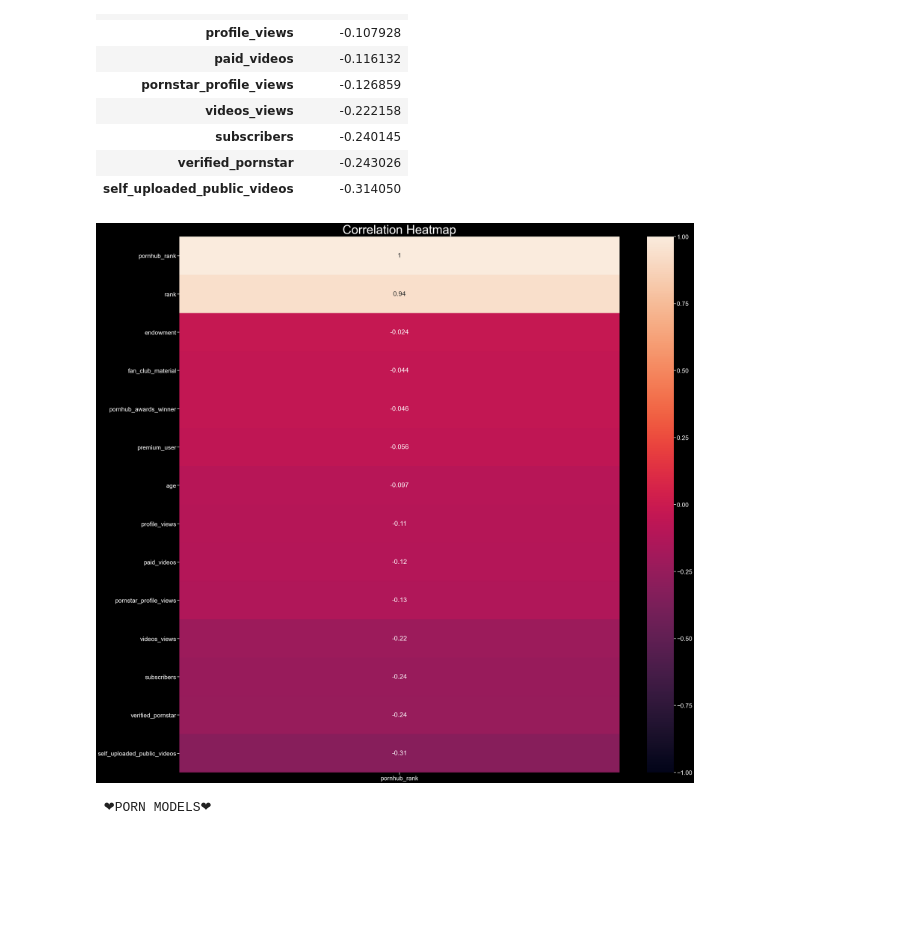
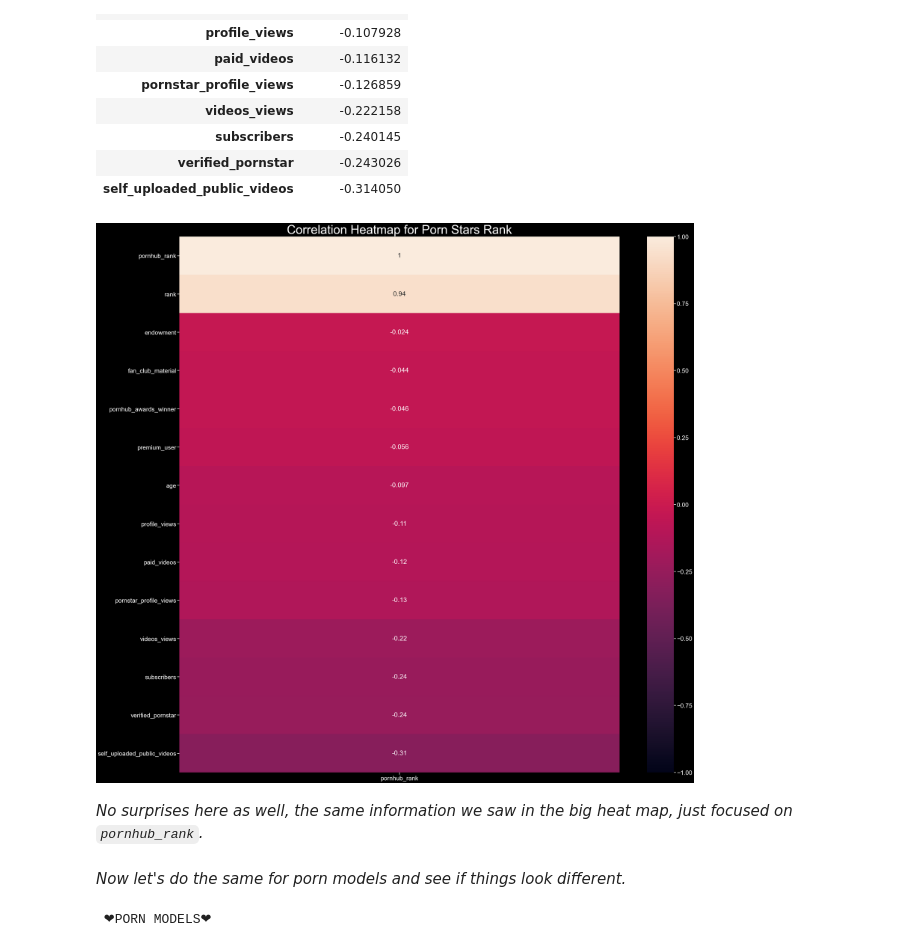
Before and after one commit to atkuzmanov/softuni-ai-datascience-2021-project-repo, a Jupyter notebook: softuni ai datascience 2021 project - atanas kuzmanov - atkuzmanov - 1.ipynb, the cells around one changed output. Drawn from its saved outputs; the diff is of its cells as text; code cells hidden in the pictures; blank space fills up the shorter version.

```diff
--- a/softuni ai datascience 2021 project - atanas kuzmanov - atkuzmanov - 1.ipynb
+++ b/softuni ai datascience 2021 project - atanas kuzmanov - atkuzmanov - 1.ipynb
@@ -3260,9 +3280,13 @@ corr_stars_rank
 # %%
 plt.figure(figsize=(40, 40))
 heatmap_rank = sns.heatmap(corr_stars_rank, vmin=-1, vmax=1, annot=True)
-heatmap_rank.set_title('Correlation Heatmap', fontdict={'fontsize':50}, pad=12);
+heatmap_rank.set_title('Correlation Heatmap for Porn Stars Rank', fontdict={'fontsize':50}, pad=12);
 # %% [output]
-[figure, old version]
+[figure, new version]
+# %% [markdown]
+_No surprises here as well, the same information we saw in the big heat map, just focused on `pornhub_rank`._
+# %% [markdown]
+_Now let's do the same for porn models and see if things look different._
 # %%
 print('\n', df_porn_models_clean.df_name, '\n')
 # %% [output]
```
Also changed, not shown: parts of 12 cells of this notebook.
